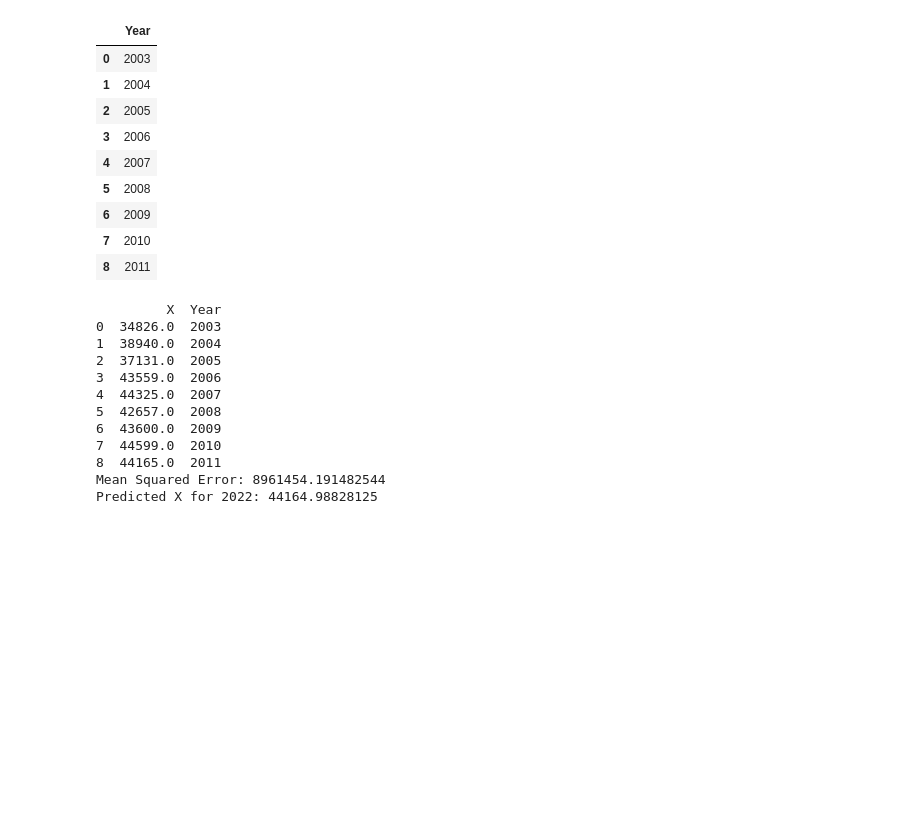
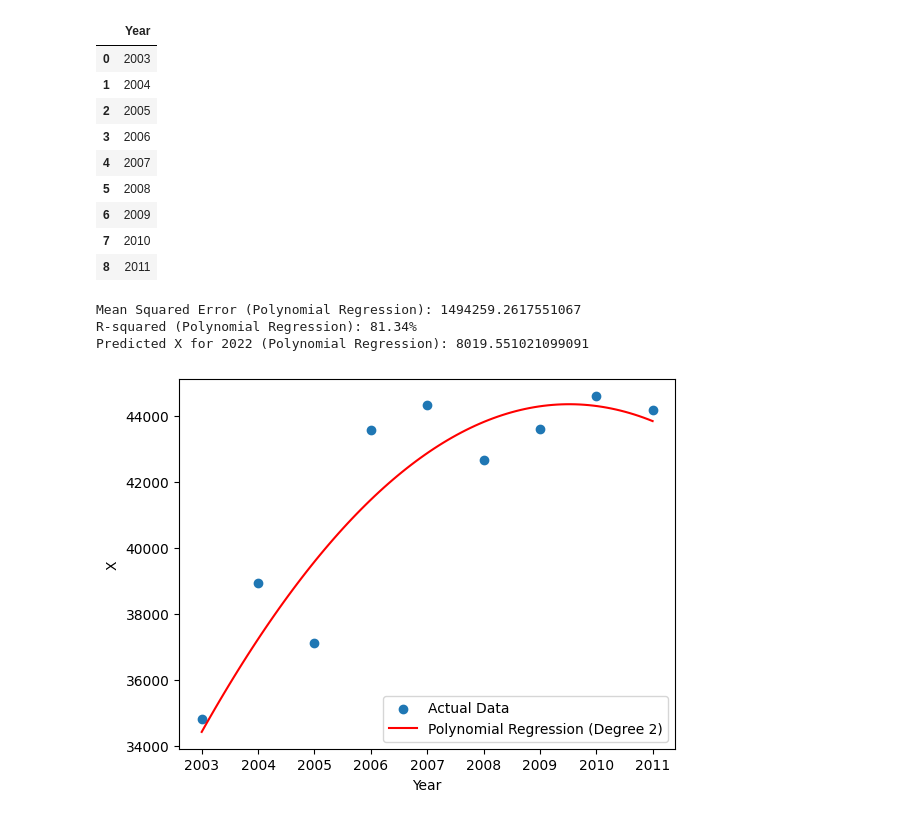
Before and after one commit to sanj16/btranalysis, a Jupyter notebook: Data-analysis/model.ipynb, the cells around one changed output. Drawn from its saved outputs; the diff is of its cells as text; code cells hidden in the pictures; blank space fills up the shorter version.

```diff
--- a/Data-analysis/model.ipynb
+++ b/Data-analysis/model.ipynb
@@ -79,41 +79,63 @@ import xgboost as xgb
 train_data = pd.Series(train.values)
 y_data = pd.Series(yframe.values.flatten().tolist(), name='Year')
 # %%
+import pandas as pd
+import numpy as np
+from sklearn.model_selection import train_test_split
+from sklearn.preprocessing import PolynomialFeatures
+from sklearn.linear_model import LinearRegression
+from sklearn.metrics import mean_squared_error, r2_score
+import matplotlib.pyplot as plt
+
+# Assuming train_data and y_data are already defined
+
+# Preprocess the train_data
 train_data = train_data.str.replace(',', '').astype(float)
 
 # Combine features and labels into a single DataFrame
 df = pd.DataFrame({'X': train_data, 'Year': y_data})
 
-print(df)
 # Split the data into training and testing sets
 X_train, X_test, y_train, y_test = train_test_split(df[['Year']], df['X'], test_size=0.2, random_state=42)
 
-# Create an XGBoost regression model
-model = xgb.XGBRegressor(objective ='reg:squarederror')
-model.fit(X_train, y_train)
+# Use Polynomial Regression
+degree = 2  # You can experiment with different polynomial degrees
+poly_features = PolynomialFeatures(degree=degree)
+X_train_poly = poly_features.fit_transform(X_train)
+X_test_poly = poly_features.transform(X_test)
+
+poly_model = LinearRegression()
+poly_model.fit(X_train_poly, y_train)
 
 # Make predictions on the test set
-y_pred = model.predict(X_test)
+y_pred_poly = poly_model.predict(X_test_poly)
 
 # Evaluate the model
-mse = mean_squared_error(y_test, y_pred)
-print(f'Mean Squared Error: {mse}')
+mse_poly = mean_squared_error(y_test, y_pred_poly)
+r2_poly = r2_score(y_test, y_pred_poly)
 
-# Now you can use the model to predict X for a particular year
+print(f'Mean Squared Error (Polynomial Regression): {mse_poly}')
+print(f'R-squared (Polynomial Regression): {r2_poly * 100:.2f}%')
+
+# Now you can use the polynomial model to predict X for a particular year
 year_to_predict = 2022  # Replace with the year you want to predict
-X_to_predict = np.array([[year_to_predict]])
-predicted_X = model.predict(X_to_predict)
-print(f'Predicted X for {year_to_predict}: {predicted_X[0]}')
+X_to_predict_poly = poly_features.transform(np.array([[year_to_predict]]))
+predicted_X_poly = poly_model.predict(X_to_predict_poly)
+print(f'Predicted X for {year_to_predict} (Polynomial Regression): {predicted_X_poly[0]}')
+
+# Plotting the polynomial regression curve
+X_plot = np.linspace(min(df['Year']), max(df['Year']), 100).reshape(-1, 1)
+X_plot_poly = poly_features.transform(X_plot)
+y_plot_poly = poly_model.predict(X_plot_poly)
+
+plt.scatter(df['Year'], df['X'], label='Actual Data')
+plt.plot(X_plot, y_plot_poly, color='red', label=f'Polynomial Regression (Degree {degree})')
+plt.xlabel('Year')
+plt.ylabel('X')
+plt.legend()
+plt.show()
 # %% [output]
-         X  Year
-0  34826.0  2003
-1  38940.0  2004
-2  37131.0  2005
-3  43559.0  2006
-4  44325.0  2007
-5  42657.0  2008
-6  43600.0  2009
-7  44599.0  2010
-8  44165.0  2011
-Mean Squared Error: 8961454.191482544
-Predicted X for 2022: 44164.98828125
+Mean Squared Error (Polynomial Regression): 1494259.2617551067
+R-squared (Polynomial Regression): 81.34%
+Predicted X for 2022 (Polynomial Regression): 8019.551021099091
+[figure, added]
```
